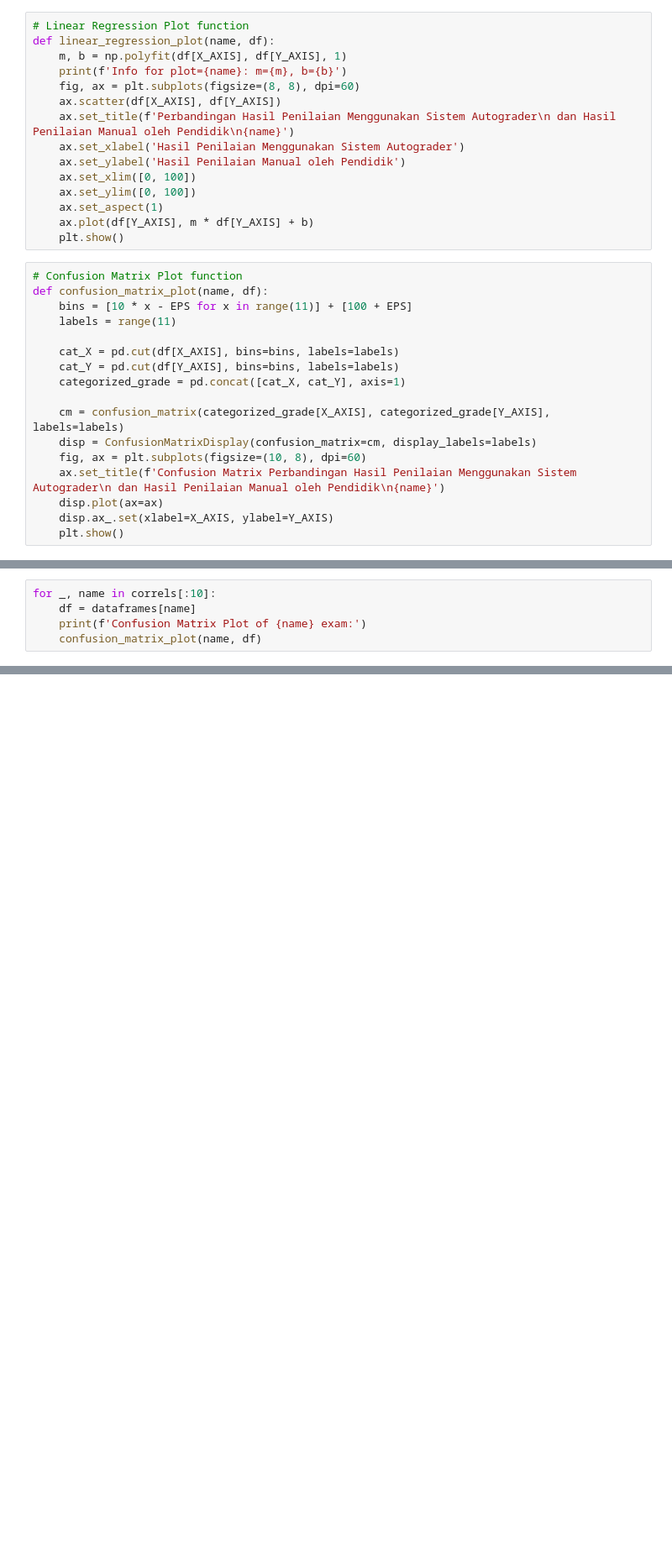
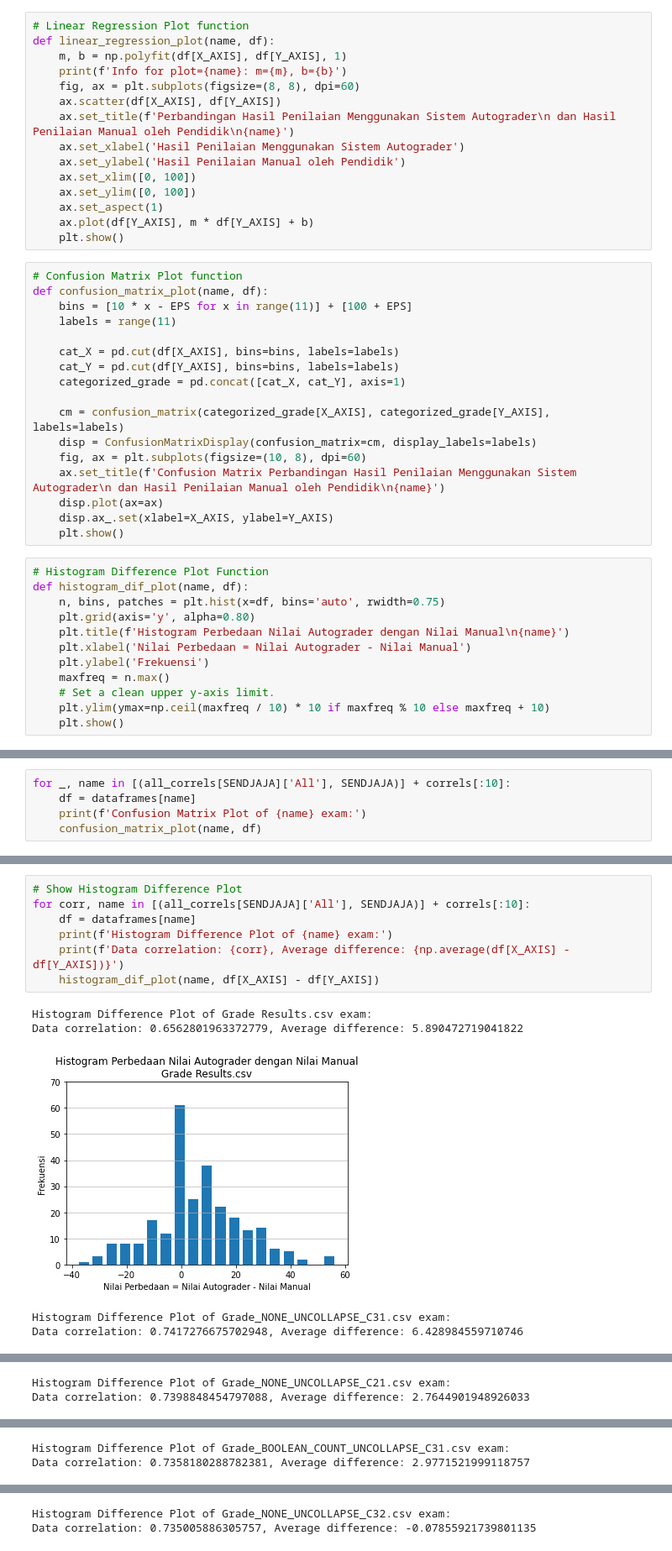
Before and after one commit to muhammadhasan01/notal-autograder, a Jupyter notebook: data/kamal_visualization.ipynb, the cells around one changed output, grey strips where cells are left out. Shown: that part at 84% size. Saved outputs shown, nothing was run; the diff lists cells and outputs as text; blank space fills up the shorter version.

```diff
--- a/data/kamal_visualization.ipynb
+++ b/data/kamal_visualization.ipynb
@@ -102,6 +107,18 @@ def confusion_matrix_plot(name, df):
     disp.plot(ax=ax)
     disp.ax_.set(xlabel=X_AXIS, ylabel=Y_AXIS)
     plt.show()
+# %%
+# Histogram Difference Plot Function
+def histogram_dif_plot(name, df):
+    n, bins, patches = plt.hist(x=df, bins='auto', rwidth=0.75)
+    plt.grid(axis='y', alpha=0.80)
+    plt.title(f'Histogram Perbedaan Nilai Autograder dengan Nilai Manual\n{name}')
+    plt.xlabel('Nilai Perbedaan = Nilai Autograder - Nilai Manual')
+    plt.ylabel('Frekuensi')
+    maxfreq = n.max()
+    # Set a clean upper y-axis limit.
+    plt.ylim(ymax=np.ceil(maxfreq / 10) * 10 if maxfreq % 10 else maxfreq + 10)
+    plt.show()
 # %%
 # Print Correlations
 all_correls = {}
@@ -297,5 +285,5 @@ Info for plot=Grade_BOOLEAN_COUNT_UNCOLLAPSE_C32.csv: m=0.7461649632536433, b=19
 # %%
-for _, name in correls[:10]:
+for _, name in [(all_correls[SENDJAJA]['All'], SENDJAJA)] + correls[:10]:
     df = dataframes[name]
     print(f'Confusion Matrix Plot of {name} exam:')
     confusion_matrix_plot(name, df)
@@ -315,0 +304,13 @@ Confusion Matrix Plot of Grade_BOOLEAN_COUNT_UNCOLLAPSE_C32.csv exam:
+# %%
+# Show Histogram Difference Plot
+for corr, name in [(all_correls[SENDJAJA]['All'], SENDJAJA)] + correls[:10]:
+    df = dataframes[name]
+    print(f'Histogram Difference Plot of {name} exam:')
+    print(f'Data correlation: {corr}, Average difference: {np.average(df[X_AXIS] - df[Y_AXIS])}')
+    histogram_dif_plot(name, df[X_AXIS] - df[Y_AXIS])
+# %% [output]
+Histogram Difference Plot of Grade Results.csv exam:
+Data correlation: 0.6562801963372779, Average difference: 5.890472719041822
+[figure, added]
+Histogram Difference Plot of Grade_NONE_UNCOLLAPSE_C31.csv exam:
+Data correlation: 0.7417276675702948, Average difference: 6.428984559710746
@@ -315,0 +318,2 @@ Confusion Matrix Plot of Grade_BOOLEAN_COUNT_UNCOLLAPSE_C32.csv exam:
+Histogram Difference Plot of Grade_NONE_UNCOLLAPSE_C21.csv exam:
+Data correlation: 0.7398848454797088, Average difference: 2.7644901948926033
@@ -315,0 +321,2 @@ Confusion Matrix Plot of Grade_BOOLEAN_COUNT_UNCOLLAPSE_C32.csv exam:
+Histogram Difference Plot of Grade_BOOLEAN_COUNT_UNCOLLAPSE_C31.csv exam:
+Data correlation: 0.7358180288782381, Average difference: 2.9771521999118757
@@ -315,0 +324,2 @@ Confusion Matrix Plot of Grade_BOOLEAN_COUNT_UNCOLLAPSE_C32.csv exam:
+Histogram Difference Plot of Grade_NONE_UNCOLLAPSE_C32.csv exam:
+Data correlation: 0.735005886305757, Average difference: -0.07855921739801135
```
Also changed, not shown: parts of 9 cells of this notebook.
